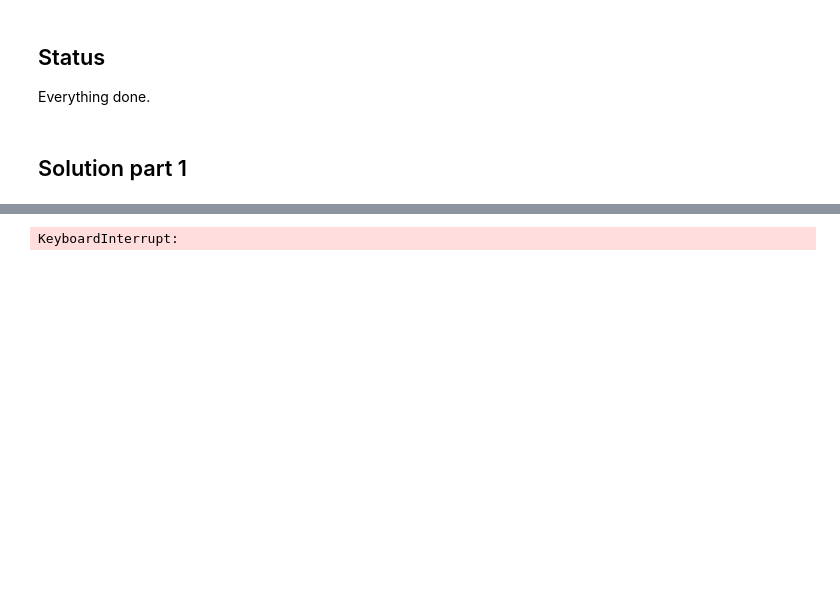
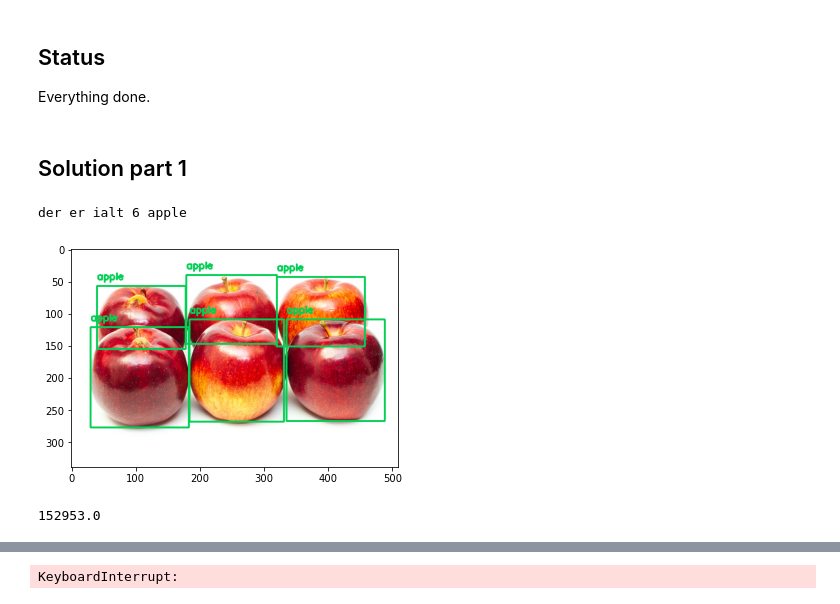
Before and after one commit to NicoCPH/Python-Hand-in, a Jupyter notebook: Week_12 HandIn .ipynb, the cells around one changed output, grey strips where cells are left out. Cells and saved outputs as stored; diff of their text form; code cells hidden in the pictures; blank space fills up the shorter version.

```diff
--- a/Week_12 HandIn .ipynb
+++ b/Week_12 HandIn .ipynb
@@ -27,0 +34,60 @@ Everything done.
+# %%
+im = cv2.imread('./data/applesss.jpg')
+bbox, label, conf = cv.detect_common_objects(im)
+output_image = draw_bbox(im, bbox, label, conf)
+print("der er ialt " + str(len(conf))+ " " +label[0])
+img_rgb = cv2.cvtColor(output_image, cv2.COLOR_BGR2RGB)
+plt.imshow(img_rgb)
+plt.show()
+# %% [output]
+der er ialt 6 apple
+[figure, added]
+# %%
+
+# Imports
+import numpy as np
+import cv2
+import time
+
+# Read Image & Convert
+img = cv2.imread('./data/index.jpeg')
+result = cv2.cvtColor(img, cv2.COLOR_BGR2HSV)
+
+# Filtering
+lower = np.array([1,60,50])
+upper = np.array([255,255,255])
+result = cv2.inRange(result, lower, upper)
+kernel = cv2.getStructuringElement(cv2.MORPH_ELLIPSE,(9,9))
+result = cv2.dilate(result,kernel)
+
+# Contours
+contours, hierarchy = cv2.findContours(result.copy(), cv2.RETR_EXTERNAL, cv2.CHAIN_APPROX_SIMPLE)
+result = cv2.cvtColor(result, cv2.COLOR_GRAY2BGR)
+if len(contours) != 0:
+    for (i, c) in enumerate(contours):
+        area = cv2.contourArea(c)
+        if area > 100000:
+            print(area)
+            cv2.drawContours(img, c, -1, (255,255,0), 12)
+            x,y,w,h = cv2.boundingRect(c)
+            cv2.rectangle(img,(x,y),(x+w,y+h),(0,255,0),12)
+
+# Stack results
+result = np.vstack((result, img))
+resultOrig = result.copy()
+
+# Save image to file before resizing
+cv2.imwrite(str(time.time())+'_0_result.jpg',resultOrig)
+
+# Resize
+max_dimension = float(max(result.shape))
+scale = 900/max_dimension
+result = cv2.resize(result, None, fx=scale, fy=scale)
+
+# Show results
+cv2.imshow('res',result)
+
+cv2.waitKey(0)
+cv2.destroyAllWindows()
+# %% [output]
+152953.0
```
Also changed, not shown: parts of 5 cells of this notebook, 9 other files.
